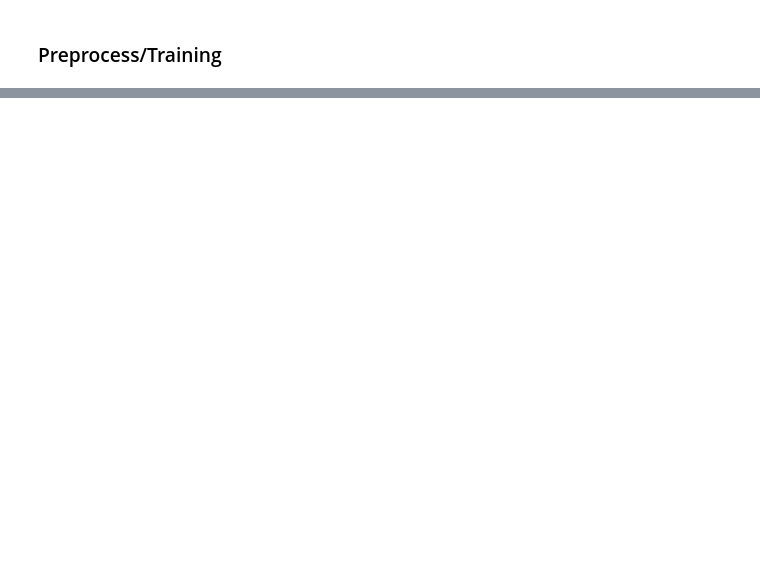
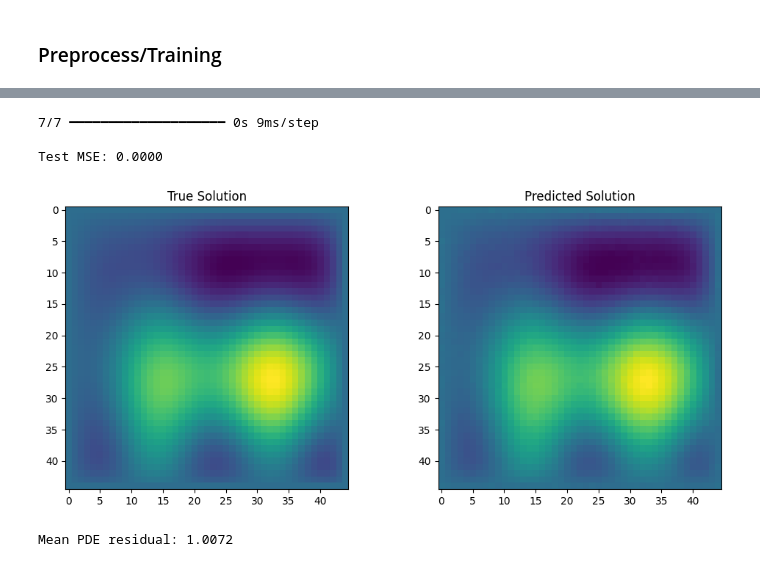
Before and after one commit to Edouard974/HybridML, a Jupyter notebook: poisson_ml_notebook.ipynb, the cells around one changed output, grey strips where cells are left out. Cells and saved outputs as stored; diff of their text form; code cells hidden in the pictures; blank space fills up the shorter version.

```diff
--- a/poisson_ml_notebook.ipynb
+++ b/poisson_ml_notebook.ipynb
@@ -242,0 +347,10 @@ Mean PDE residual: 7.4791
+# %%
+callback = tf.keras.callbacks.EarlyStopping(monitor='val_loss',patience=10,restore_best_weights=True)
+history_pinn = model_pinn.fit(X_train_scaled, y_train_pinn,
+                    epochs=1000,
+                    batch_size=16,
+                    validation_split=0.2,
+                    verbose=1,
+                    callbacks=[callback])
+
+print("Number of epoch : ", len(history_pinn.history['loss']))
@@ -242,0 +375,39 @@ Mean PDE residual: 7.4791
+# %%
+# Evaluation
+# Predict on test set
+y_pred = model_pinn.predict(X_test_scaled)
+
+# Calculate MSE
+mse = mean_squared_error(y_test_pinn[:,:GRID_SIZE**2], y_pred)
+print(f"\nTest MSE: {mse:.4f}")
+
+# Visualize one prediction
+sample_idx = 0
+true_sol = y_test_pinn[sample_idx,:GRID_SIZE**2].reshape(GRID_SIZE, GRID_SIZE)
+pred_sol = y_pred[sample_idx].reshape(GRID_SIZE, GRID_SIZE)
+
+fig, (ax1, ax2) = plt.subplots(1, 2, figsize=(12, 5))
+ax1.imshow(true_sol, cmap='viridis')
+ax1.set_title('True Solution')
+ax2.imshow(pred_sol, cmap='viridis')
+ax2.set_title('Predicted Solution')
+plt.show()
+
+# Calculate PDE residual for a sample
+a_sample, b_sample = X_test[sample_idx]
+_, f = solve_poisson(a_sample, b_sample, GRID_SIZE)
+
+# Calculate Laplacian of prediction
+h = 1/(GRID_SIZE-1)
+laplacian = (pred_sol[:-2, 1:-1] + pred_sol[2:, 1:-1] +
+             pred_sol[1:-1, :-2] + pred_sol[1:-1, 2:] -
+             4*pred_sol[1:-1, 1:-1]) / h**2
+
+residual = np.abs(-laplacian - f[1:-1, 1:-1])
+print(f"Mean PDE residual: {np.mean(residual):.4f}")
+# %% [output]
+7/7 ━━━━━━━━━━━━━━━━━━━━ 0s 9ms/step
+
+Test MSE: 0.0000
+[figure, added]
+Mean PDE residual: 1.0072
```
Also changed, not shown: parts of 12 cells of this notebook, 3 other files.
